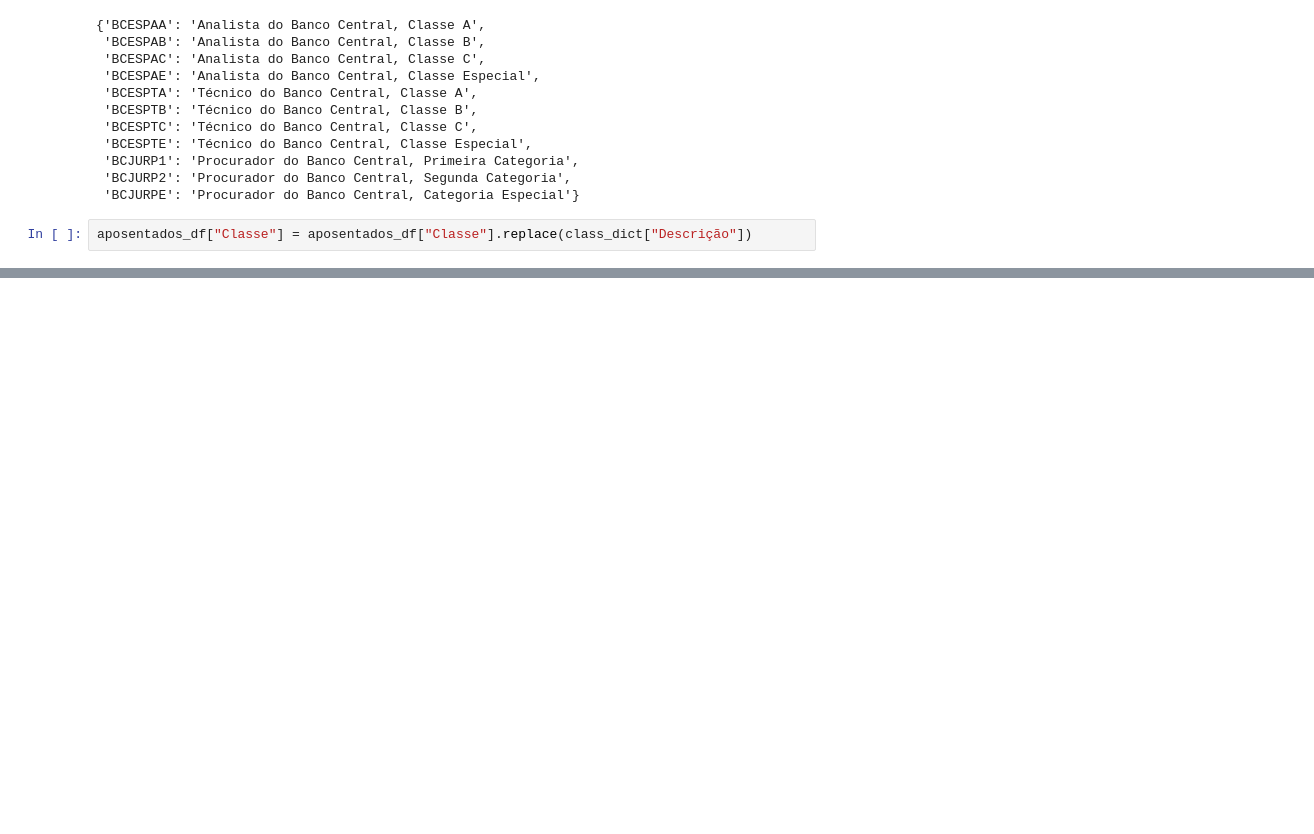
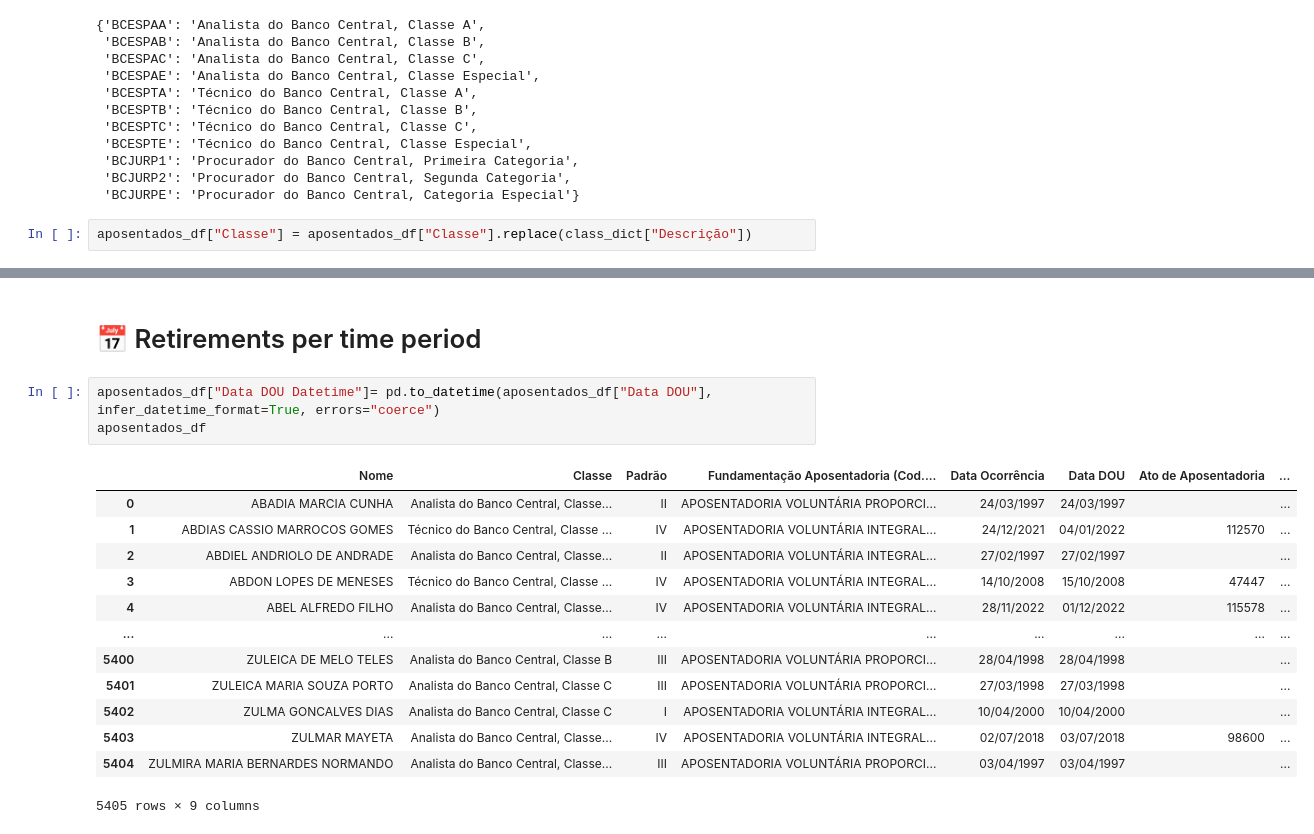
Before and after one commit to erika-chang/retirement-dashboard-brazil, a Jupyter notebook: notebooks/01_eda.ipynb, the cells around one changed output, grey strips where cells are left out. Drawn from its saved outputs; the diff is of its cells as text; blank space fills up the shorter version.

Commit message:
Notebook with time analysis

```diff
--- a/notebooks/01_eda.ipynb
+++ b/notebooks/01_eda.ipynb
@@ -301,0 +322,19 @@ The high concentration of retirees in top classes could pose a succession planni
+# %% [markdown]
+# 📅 Retirements per time period
+# %%
+aposentados_df["Data DOU Datetime"]= pd.to_datetime(aposentados_df["Data DOU"], infer_datetime_format=True, errors="coerce")
+aposentados_df
+# %% [output]
+|  | Nome | Classe | Padrão | Fundamentação Aposentadoria (Cod.... | Data Ocorrência | Data DOU | Ato de Aposentadoria | ... |
+| 0 | ABADIA MARCIA CUNHA | Analista do Banco Central, Classe... | II | APOSENTADORIA VOLUNTÁRIA PROPORCI... | 24/03/1997 | 24/03/1997 |  | ... |
+| 1 | ABDIAS CASSIO MARROCOS GOMES | Técnico do Banco Central, Classe ... | IV | APOSENTADORIA VOLUNTÁRIA INTEGRAL... | 24/12/2021 | 04/01/2022 | 112570 | ... |
+| 2 | ABDIEL ANDRIOLO DE ANDRADE | Analista do Banco Central, Classe... | II | APOSENTADORIA VOLUNTÁRIA INTEGRAL... | 27/02/1997 | 27/02/1997 |  | ... |
+| 3 | ABDON LOPES DE MENESES | Técnico do Banco Central, Classe ... | IV | APOSENTADORIA VOLUNTÁRIA INTEGRAL... | 14/10/2008 | 15/10/2008 | 47447 | ... |
+| 4 | ABEL ALFREDO FILHO | Analista do Banco Central, Classe... | IV | APOSENTADORIA VOLUNTÁRIA INTEGRAL... | 28/11/2022 | 01/12/2022 | 115578 | ... |
+| ... | ... | ... | ... | ... | ... | ... | ... | ... |
+| 5400 | ZULEICA DE MELO TELES | Analista do Banco Central, Classe B | III | APOSENTADORIA VOLUNTÁRIA PROPORCI... | 28/04/1998 | 28/04/1998 |  | ... |
+| 5401 | ZULEICA MARIA SOUZA PORTO | Analista do Banco Central, Classe C | III | APOSENTADORIA VOLUNTÁRIA PROPORCI... | 27/03/1998 | 27/03/1998 |  | ... |
+| 5402 | ZULMA GONCALVES DIAS | Analista do Banco Central, Classe C | I | APOSENTADORIA VOLUNTÁRIA INTEGRAL... | 10/04/2000 | 10/04/2000 |  | ... |
+| 5403 | ZULMAR MAYETA | Analista do Banco Central, Classe... | IV | APOSENTADORIA VOLUNTÁRIA INTEGRAL... | 02/07/2018 | 03/07/2018 | 98600 | ... |
+| 5404 | ZULMIRA MARIA BERNARDES NORMANDO | Analista do Banco Central, Classe... | III | APOSENTADORIA VOLUNTÁRIA PROPORCI... | 03/04/1997 | 03/04/1997 |  | ... |
+5405 rows × 9 columns
```
Also changed, not shown: parts of 22 cells of this notebook, 1 other file.
